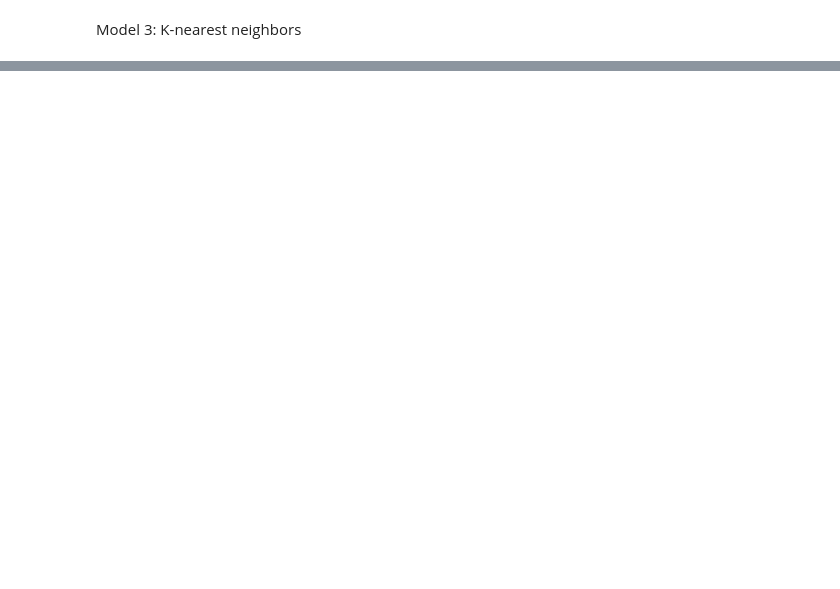
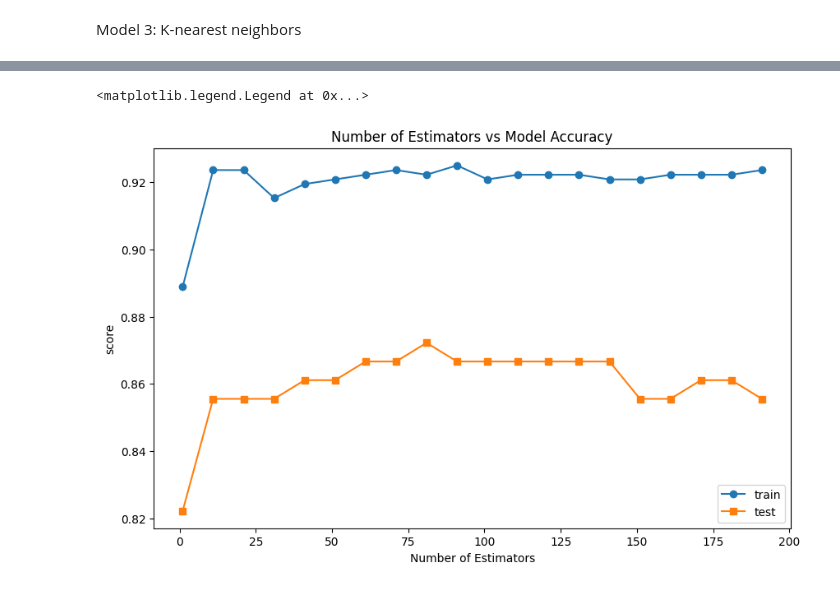
Before and after one commit to tovawieds/ML-FinalProject, a Jupyter notebook: FinalProject.ipynb, the cells around one changed output, grey strips where cells are left out. Saved outputs shown, nothing was run; the diff lists cells and outputs as text; code cells hidden in the pictures; blank space fills up the shorter version.

```diff
--- a/FinalProject.ipynb
+++ b/FinalProject.ipynb
@@ -123,0 +229,12 @@ Model 3: K-nearest neighbors
+# %%
+# graph to determine the best value for max_depth
+from sklearn.ensemble import RandomForestClassifier
+import numpy as np
+train_score = []
+test_score = []
+md = range(1,20,2)
+for i, k in enumerate(md):
+    rf = RandomForestClassifier(random_state = 42, max_depth = k)
+    rf.fit(X_train, y_train)
+    train_score.append(rf.score(X_train, y_train))
+    test_score.append(rf.score(X_test, y_test))
@@ -123,0 +254,25 @@ Model 3: K-nearest neighbors
+# %%
+# graph to determine the best value for n_estimators
+from sklearn.ensemble import RandomForestClassifier
+import numpy as np
+train_score = []
+test_score = []
+estimators = range(1,200,10)
+for i, k in enumerate(estimators):
+    rf = RandomForestClassifier(random_state = 42, n_estimators = k, max_depth=5)
+    rf.fit(X_train, y_train)
+    train_score.append(rf.score(X_train, y_train))
+    test_score.append(rf.score(X_test, y_test))
+# %%
+# Plotting the results
+import matplotlib.pyplot as plt
+plt.figure(figsize=(10, 6))
+plt.plot(estimators , train_score, 'o-', label='train')
+plt.plot(estimators , test_score, 's-', label='test')
+plt.xlabel('Number of Estimators')
+plt.ylabel('score')
+plt.title('Number of Estimators vs Model Accuracy')
+plt.legend()
+# %% [output]
+<matplotlib.legend.Legend at 0x...>
+[figure, added]
```
Also changed, not shown: parts of 10 cells of this notebook.
